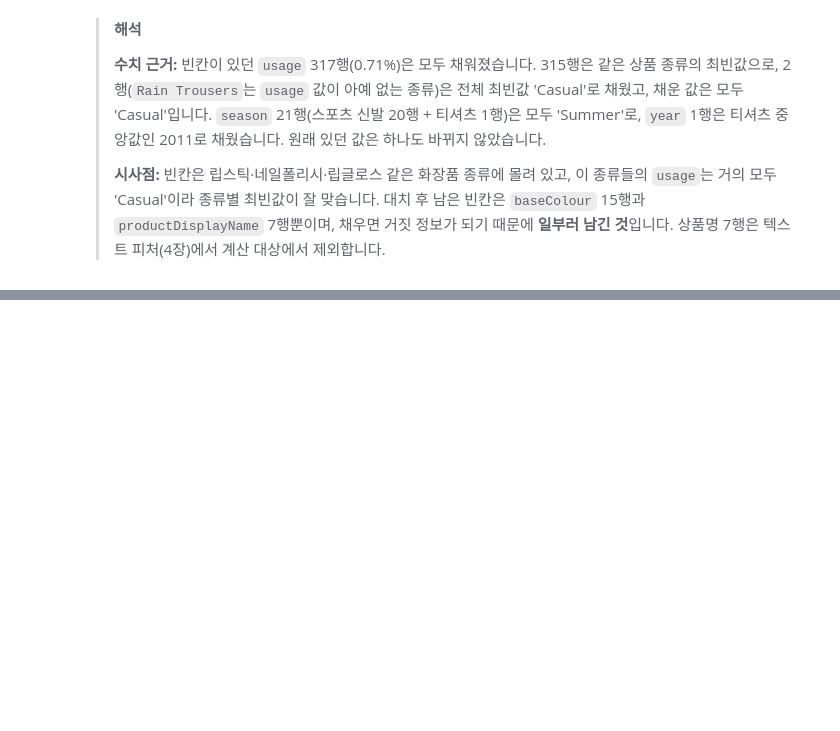
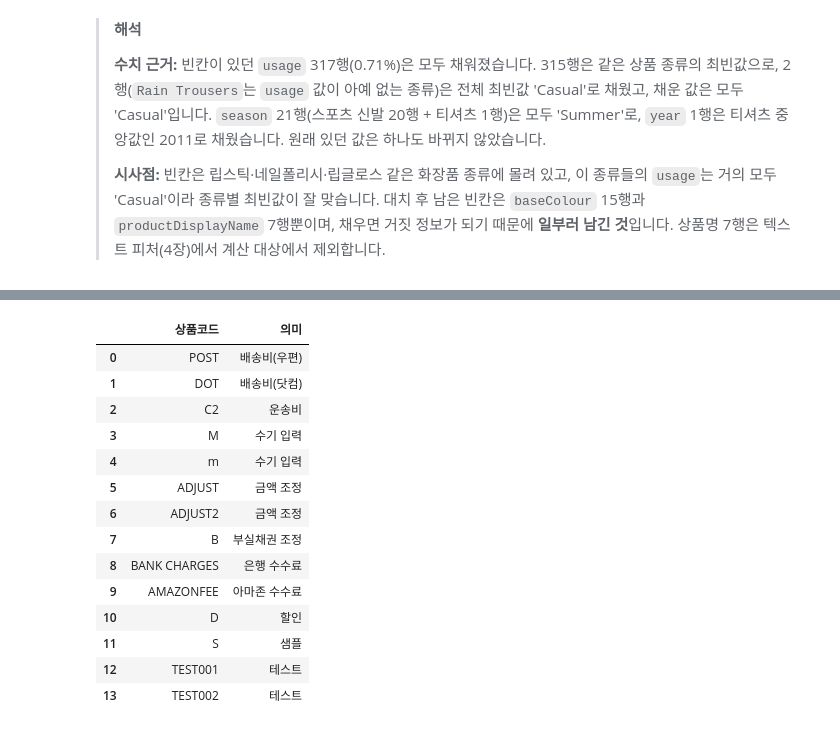
Before and after one commit to byungwoo2026/shopping-rfm-analysis_A1-1, a Jupyter notebook: notebooks/analysis_report.ipynb, the cells around one changed output, grey strips where cells are left out. Drawn from its saved outputs; the diff is of its cells as text; code cells hidden in the pictures; blank space fills up the shorter version.

```diff
--- a/notebooks/analysis_report.ipynb
+++ b/notebooks/analysis_report.ipynb
@@ -602,0 +770,18 @@ productDisplayName     7     7
+# %%
+pd.Series(NON_PRODUCT_CODES, name="의미").rename_axis("상품코드").reset_index()
+# %% [output]
+|  | 상품코드 | 의미 |
+| 0 | POST | 배송비(우편) |
+| 1 | DOT | 배송비(닷컴) |
+| 2 | C2 | 운송비 |
+| 3 | M | 수기 입력 |
+| 4 | m | 수기 입력 |
+| 5 | ADJUST | 금액 조정 |
+| 6 | ADJUST2 | 금액 조정 |
+| 7 | B | 부실채권 조정 |
+| 8 | BANK CHARGES | 은행 수수료 |
+| 9 | AMAZONFEE | 아마존 수수료 |
+| 10 | D | 할인 |
+| 11 | S | 샘플 |
+| 12 | TEST001 | 테스트 |
+| 13 | TEST002 | 테스트 |
```
Also changed, not shown: parts of 38 cells of this notebook, 3 other files.
